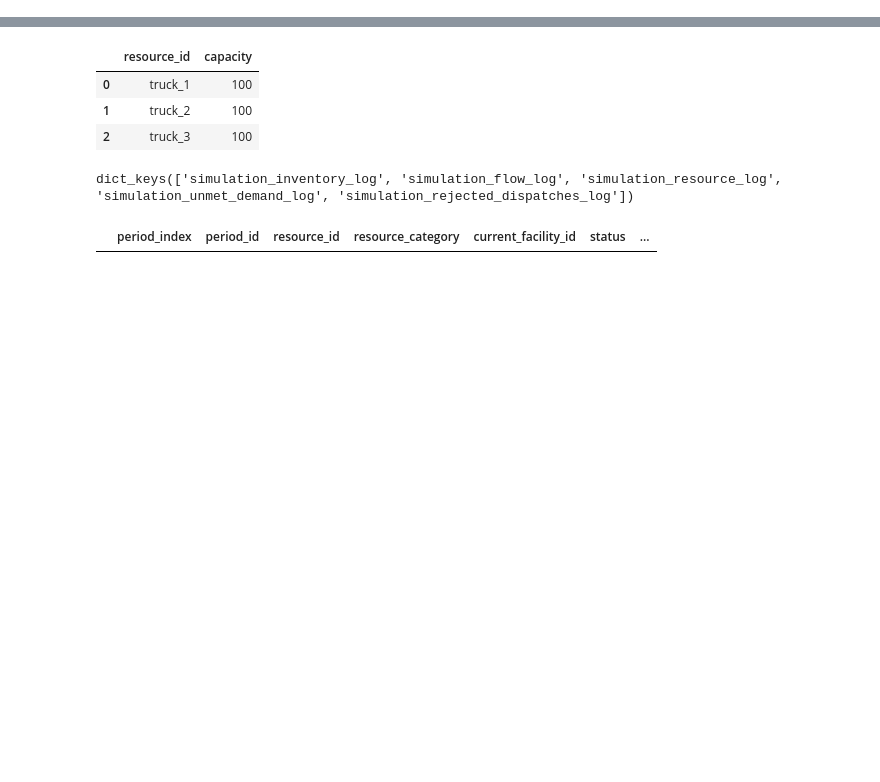
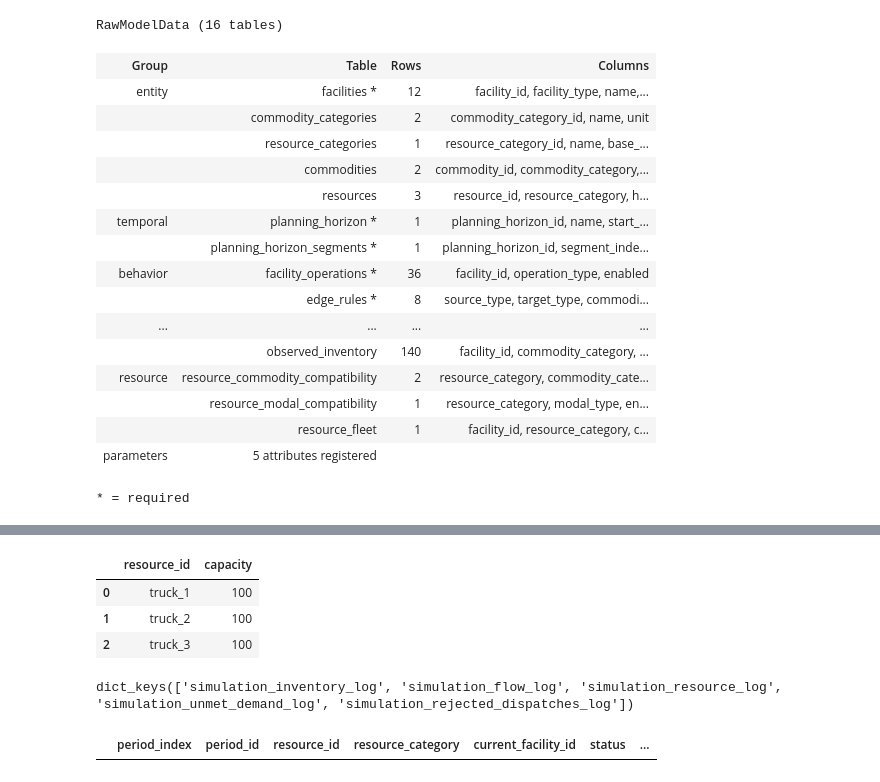
Before and after one commit to vlzm/GFDRR, a Jupyter notebook: notebooks/understand/temp.ipynb, the cells around one changed output, grey strips where cells are left out. Saved outputs shown, nothing was run; the diff lists cells and outputs as text; code cells hidden in the pictures; blank space fills up the shorter version.

```diff
--- a/notebooks/understand/temp.ipynb
+++ b/notebooks/understand/temp.ipynb
@@ -38,0 +76,21 @@ log_tables = simulation_log.to_dataframes()
+# %%
+raw
+# %% [output]
+RawModelData (16 tables)
+| Group | Table | Rows | Columns |
+| entity | facilities * | 12 | facility_id, facility_type, name,... |
+|  | commodity_categories | 2 | commodity_category_id, name, unit |
+|  | resource_categories | 1 | resource_category_id, name, base_... |
+|  | commodities | 2 | commodity_id, commodity_category,... |
+|  | resources | 3 | resource_id, resource_category, h... |
+| temporal | planning_horizon * | 1 | planning_horizon_id, name, start_... |
+|  | planning_horizon_segments * | 1 | planning_horizon_id, segment_inde... |
+| behavior | facility_operations * | 36 | facility_id, operation_type, enabled |
+|  | edge_rules * | 8 | source_type, target_type, commodi... |
+| ... | ... | ... | ... |
+|  | observed_inventory | 140 | facility_id, commodity_category, ... |
+| resource | resource_commodity_compatibility | 2 | resource_category, commodity_cate... |
+|  | resource_modal_compatibility | 1 | resource_category, modal_type, en... |
+|  | resource_fleet | 1 | facility_id, resource_category, c... |
+| parameters | 5 attributes registered |  |  |
+* = required
```
Also changed, not shown: parts of 10 cells of this notebook, 1 other file.
